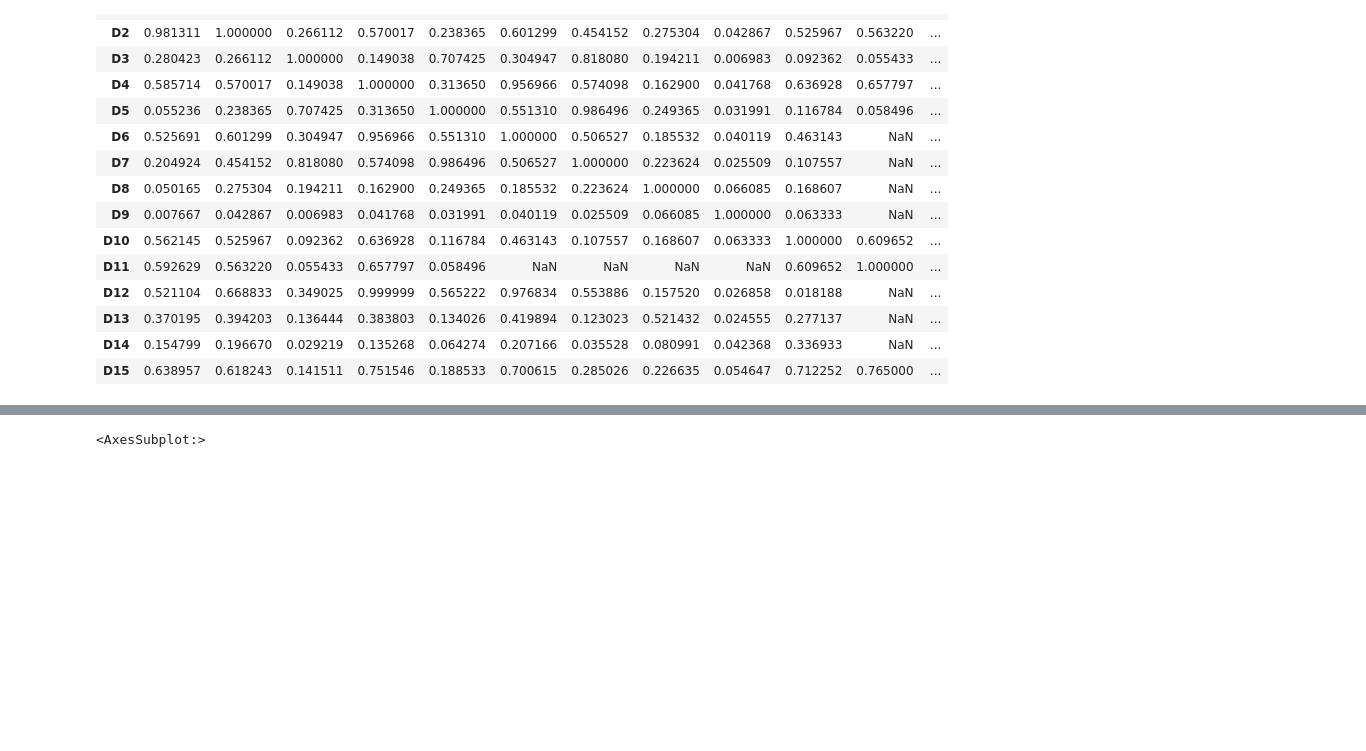
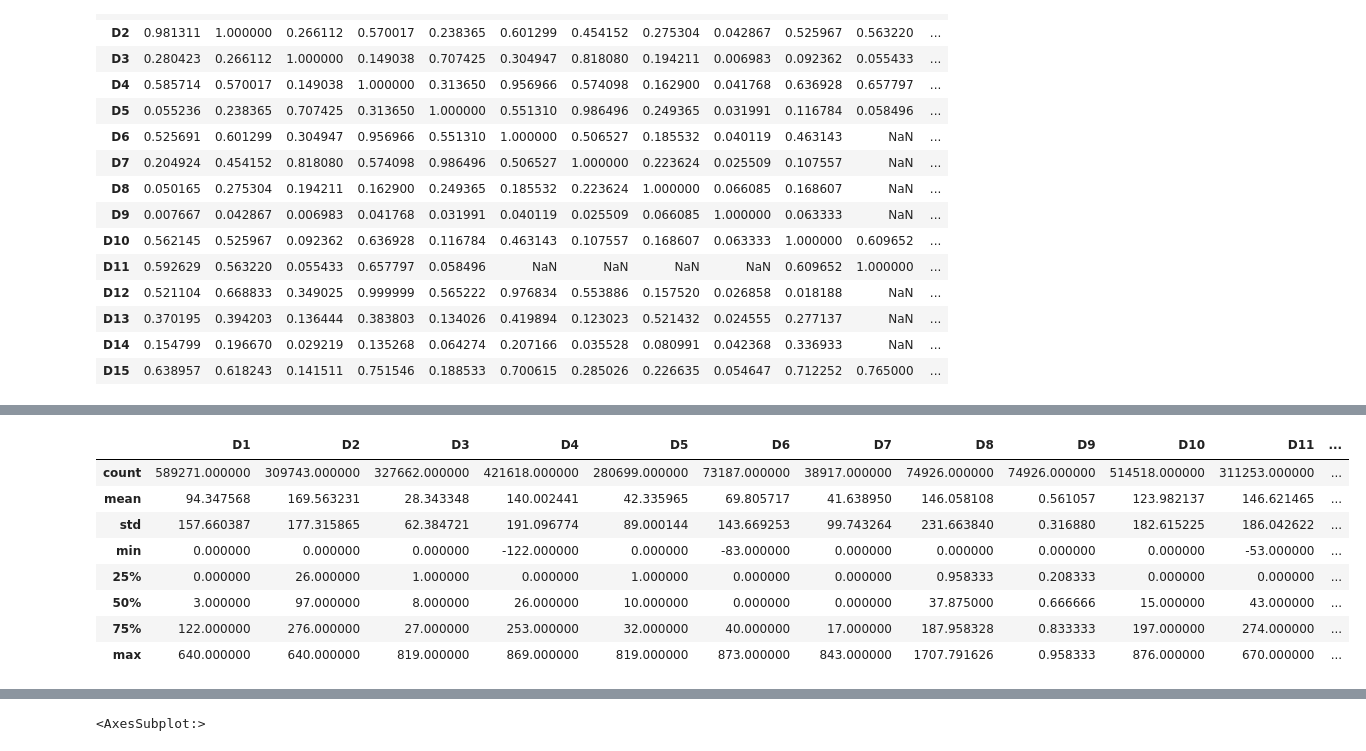
Before and after one commit to YI-Hongju/IEEE-CIS_Fraud_Detection, a Jupyter notebook: fraud_EDA_jieun.ipynb, the cells around one changed output, grey strips where cells are left out. Saved outputs shown, nothing was run; the diff lists cells and outputs as text; code cells hidden in the pictures; blank space fills up the shorter version.

```diff
--- a/fraud_EDA_jieun.ipynb
+++ b/fraud_EDA_jieun.ipynb
@@ -173,9 +177,8 @@ pd.DataFrame({
 #### D-columns
 # %%
 #D_corr
-D_corr = train_transaction[[f'D{i}' for i in range(1,16) ]].corr()
-D_corr#Alphabet - value 들간 상관계수가 심상치 않아보인다 - 상관계수가 높은 것들은 제거 가능
-D_corr = train_transaction[[f'D{i}' for i in range(1,16) ]].corr()
+d_column_df = train_transaction[[f'D{i}' for i in range(1,16) ]
+D_corr = d_column_df.corr()
 D_corr
 # %% [output]
 |  | D1 | D2 | D3 | D4 | D5 | D6 | D7 | D8 | D9 | D10 | D11 | ... |
@@ -194,3 +197,7 @@ D_corr
 | D13 | 0.370195 | 0.394203 | 0.136444 | 0.383803 | 0.134026 | 0.419894 | 0.123023 | 0.521432 | 0.024555 | 0.277137 | NaN | ... |
 | D14 | 0.154799 | 0.196670 | 0.029219 | 0.135268 | 0.064274 | 0.207166 | 0.035528 | 0.080991 | 0.042368 | 0.336933 | NaN | ... |
 | D15 | 0.638957 | 0.618243 | 0.141511 | 0.751546 | 0.188533 | 0.700615 | 0.285026 | 0.226635 | 0.054647 | 0.712252 | 0.765000 | ... |
+# %%
+#isFraud 컬럼 추가
+d_column_df['isFraud'] = train_transaction['isFraud']
+d_column_df.info(20)
@@ -196,0 +227,13 @@ D_corr
+# %%
+#각 컬럼별 scale 보기  - 결측치는 중간값으로
+d_column_df.describe()
+# %% [output]
+|  | D1 | D2 | D3 | D4 | D5 | D6 | D7 | D8 | D9 | D10 | D11 | ... |
+| count | 589271.000000 | 309743.000000 | 327662.000000 | 421618.000000 | 280699.000000 | 73187.000000 | 38917.000000 | 74926.000000 | 74926.000000 | 514518.000000 | 311253.000000 | ... |
+| mean | 94.347568 | 169.563231 | 28.343348 | 140.002441 | 42.335965 | 69.805717 | 41.638950 | 146.058108 | 0.561057 | 123.982137 | 146.621465 | ... |
+| std | 157.660387 | 177.315865 | 62.384721 | 191.096774 | 89.000144 | 143.669253 | 99.743264 | 231.663840 | 0.316880 | 182.615225 | 186.042622 | ... |
+| min | 0.000000 | 0.000000 | 0.000000 | -122.000000 | 0.000000 | -83.000000 | 0.000000 | 0.000000 | 0.000000 | 0.000000 | -53.000000 | ... |
+| 25% | 0.000000 | 26.000000 | 1.000000 | 0.000000 | 1.000000 | 0.000000 | 0.000000 | 0.958333 | 0.208333 | 0.000000 | 0.000000 | ... |
+| 50% | 3.000000 | 97.000000 | 8.000000 | 26.000000 | 10.000000 | 0.000000 | 0.000000 | 37.875000 | 0.666666 | 15.000000 | 43.000000 | ... |
+| 75% | 122.000000 | 276.000000 | 27.000000 | 253.000000 | 32.000000 | 40.000000 | 17.000000 | 187.958328 | 0.833333 | 197.000000 | 274.000000 | ... |
+| max | 640.000000 | 640.000000 | 819.000000 | 869.000000 | 819.000000 | 873.000000 | 843.000000 | 1707.791626 | 0.958333 | 876.000000 | 670.000000 | ... |
```
Also changed, not shown: parts of 19 cells of this notebook.
